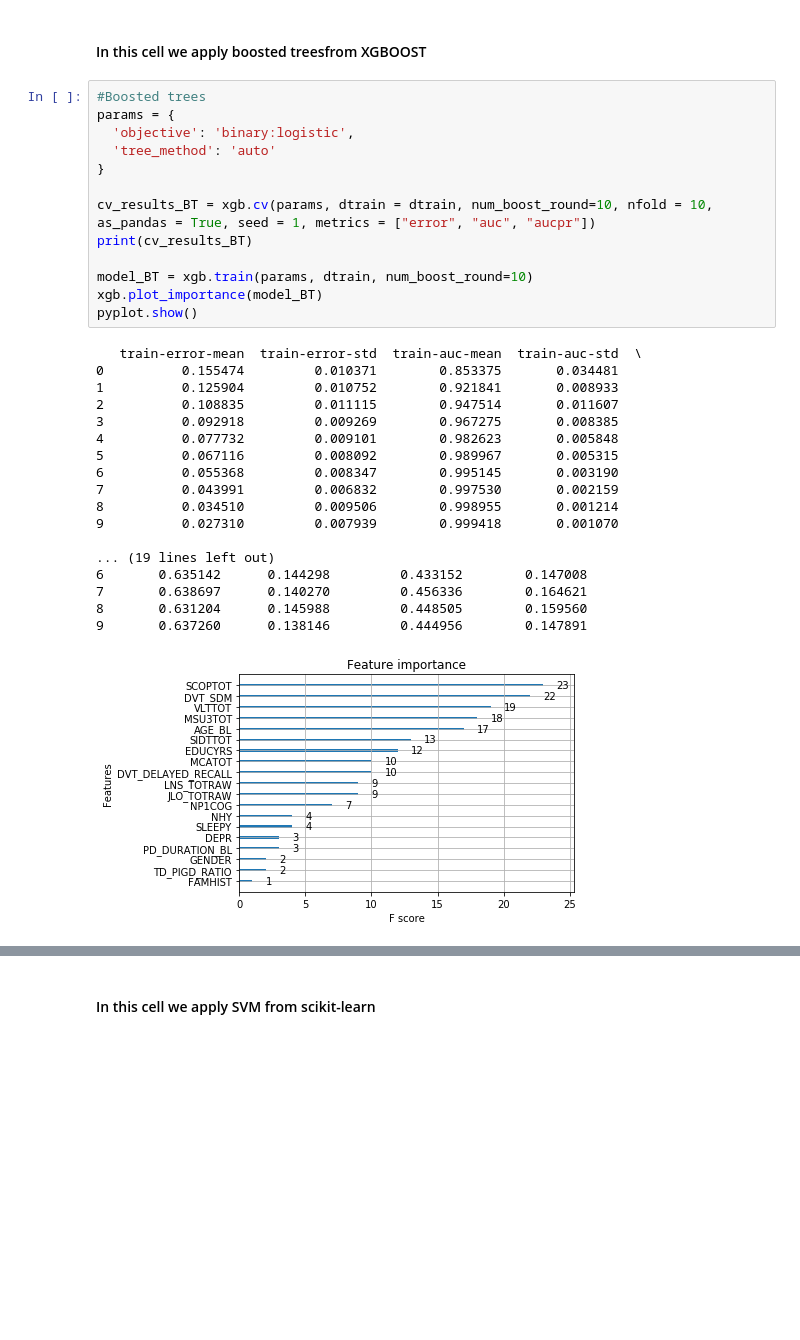
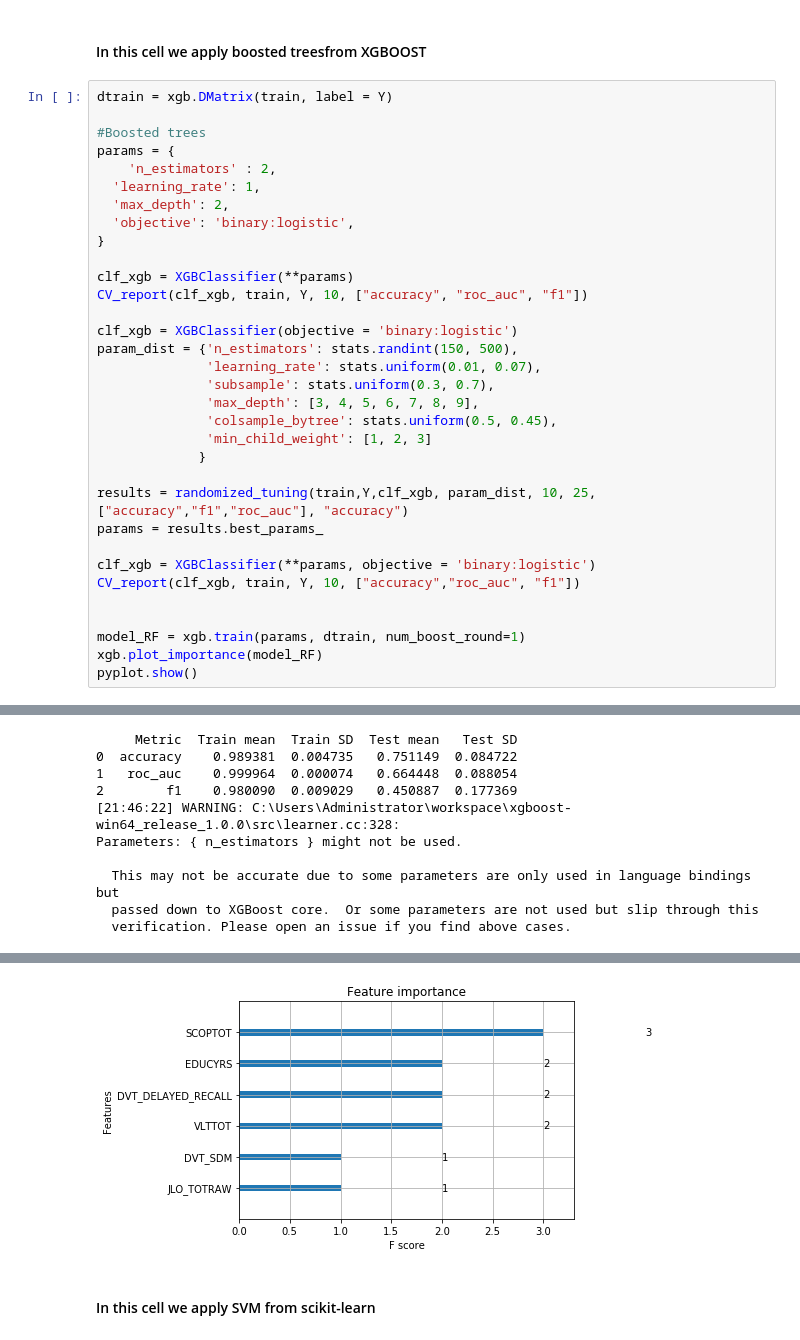
Before and after one commit to Tjersland/Master_2020_Prediction_of_Psychosis_in_Parkinsons_Patients_using_Machine_learning, a Jupyter notebook: Models_BL.ipynb, the cells around one changed output, grey strips where cells are left out. Drawn from its saved outputs; the diff is of its cells as text; blank space fills up the shorter version.

```diff
--- a/Models_BL.ipynb
+++ b/Models_BL.ipynb
@@ -151,34 +194,36 @@ Fitting 5 folds for each of 100 candidates, totalling 500 fits
 # %% [markdown]
 #### In this cell we apply boosted treesfrom XGBOOST
-# %%
-#Boosted trees
-params = {
-  'objective': 'binary:logistic',
-  'tree_method': 'auto'
-}
-
-cv_results_BT = xgb.cv(params, dtrain = dtrain, num_boost_round=10, nfold = 10, as_pandas = True, seed = 1, metrics = ["error", "auc", "aucpr"])
-print(cv_results_BT)
-
-model_BT = xgb.train(params, dtrain, num_boost_round=10)
-xgb.plot_importance(model_BT)
-pyplot.show()
-# %% [output]
-   train-error-mean  train-error-std  train-auc-mean  train-auc-std  \
-0          0.155474         0.010371        0.853375       0.034481
-1          0.125904         0.010752        0.921841       0.008933
-2          0.108835         0.011115        0.947514       0.011607
-3          0.092918         0.009269        0.967275       0.008385
-4          0.077732         0.009101        0.982623       0.005848
-5          0.067116         0.008092        0.989967       0.005315
-6          0.055368         0.008347        0.995145       0.003190
-7          0.043991         0.006832        0.997530       0.002159
-8          0.034510         0.009506        0.998955       0.001214
-9          0.027310         0.007939        0.999418       0.001070
-
-... (19 lines left out)
-6       0.635142      0.144298         0.433152        0.147008
-7       0.638697      0.140270         0.456336        0.164621
-8       0.631204      0.145988         0.448505        0.159560
-9       0.637260      0.138146         0.444956        0.147891
-[figure, removed]
+# %%
+dtrain = xgb.DMatrix(train, label = Y)
+
+#Boosted trees
+params = {
+    'n_estimators' : 2,
+  'learning_rate': 1,
+  'max_depth': 2,
+  'objective': 'binary:logistic',
+}
+
+clf_xgb = XGBClassifier(**params)
+CV_report(clf_xgb, train, Y, 10, ["accuracy", "roc_auc", "f1"])
+
+clf_xgb = XGBClassifier(objective = 'binary:logistic')
+param_dist = {'n_estimators': stats.randint(150, 500),
+              'learning_rate': stats.uniform(0.01, 0.07),
+              'subsample': stats.uniform(0.3, 0.7),
+              'max_depth': [3, 4, 5, 6, 7, 8, 9],
+              'colsample_bytree': stats.uniform(0.5, 0.45),
+              'min_child_weight': [1, 2, 3]
+             }
+
+results = randomized_tuning(train,Y,clf_xgb, param_dist, 10, 25, ["accuracy","f1","roc_auc"], "accuracy")
+params = results.best_params_
+
+clf_xgb = XGBClassifier(**params, objective = 'binary:logistic')
+CV_report(clf_xgb, train, Y, 10, ["accuracy","roc_auc", "f1"])
+
+
+model_RF = xgb.train(params, dtrain, num_boost_round=1)
+xgb.plot_importance(model_RF)
+pyplot.show()
+# %% [output]
@@ -184,0 +242,10 @@ pyplot.show()
+     Metric  Train mean  Train SD  Test mean   Test SD
+0  accuracy    0.989381  0.004735   0.751149  0.084722
+1   roc_auc    0.999964  0.000074   0.664448  0.088054
+2        f1    0.980090  0.009029   0.450887  0.177369
+[21:46:22] WARNING: C:\Users\Administrator\workspace\xgboost-win64_release_1.0.0\src\learner.cc:328:
+Parameters: { n_estimators } might not be used.
+
+  This may not be accurate due to some parameters are only used in language bindings but
+  passed down to XGBoost core.  Or some parameters are not used but slip through this
+  verification. Please open an issue if you find above cases.
@@ -185,3 +254,4 @@ pyplot.show()
+[figure, added]
 # %% [markdown]
 #### In this cell we apply SVM from scikit-learn
 # %%
```
Also changed, not shown: parts of 6 cells of this notebook, 1 other file.
